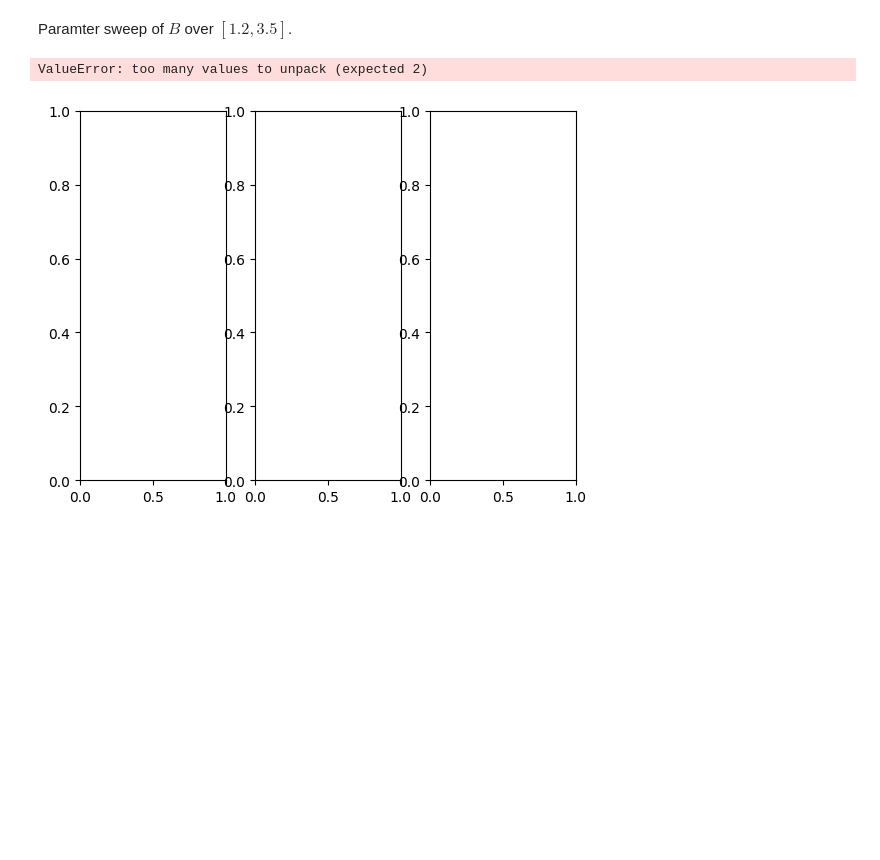
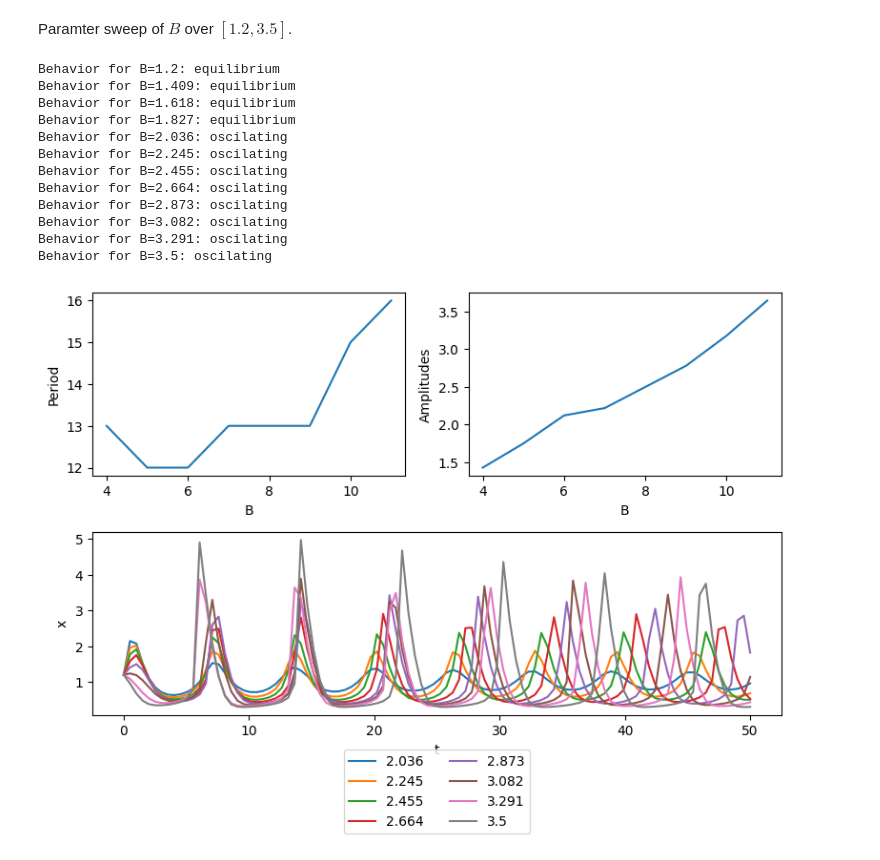
Before and after one commit to EHMD28/learn-scipy, a Jupyter notebook: brusselator_tasks.ipynb, the cells around one changed output. Saved outputs shown, nothing was run; the diff lists cells and outputs as text; code cells hidden in the pictures; blank space fills up the shorter version.

Commit message:
plotting solutions for different b

```diff
--- a/brusselator_tasks.ipynb
+++ b/brusselator_tasks.ipynb
@@ -147,38 +147,69 @@ periods = []
 amplitudes = []
 oscilating_indexes = []
 
-fig, (period_ax, amplitude_ax) = plt.subplots(1, 2)
+# fig, (period_ax, amplitude_ax) = plt.subplots(1, 2)
+fig, axs = plt.subplot_mosaic(
+    [
+        ["P", "A"], # Top row is split into period and amplitude graphs
+        ["S", "S"]  # Bottom row is for solutions graph
+    ],
+    figsize=(8, 6) # 8x6 in, standard 4:3 aspect ration.
+)
+
+period_ax = axs["P"]
+amplitude_ax = axs["A"]
+solutions_ax = axs["S"]
 
 for idx, point in enumerate(b_points):
     solutions = solve(b=point)
     t_solutions = solutions.t
     x_solutions = solutions.y[0]
     behavior = classify_behavior(t_solutions, x_solutions)
-    print(f'Behavior for B={point}: {behavior}')
+    print(f'Behavior for B={point.round(3)}: {behavior}')
     if behavior == 'oscilating':
         (period, amplitude) = calc_amplitude_and_period(
             x_values=t_solutions,
             y_values=x_solutions
         )
         periods.append(period)
         amplitudes.append(amplitude)
         oscilating_indexes.append(idx)
+        # TEMP SEPARATOR
+        solutions_ax.plot(t_solutions, x_solutions, label = str(point.round(3)))
+        solutions_ax.set_xlabel("t")
+        solutions_ax.set_ylabel("x")
+        solutions_ax.legend(
+            loc="upper center",
+            bbox_to_anchor=(0.5, -0.25),
+            ncol=2
+        )
         # print(f"\tPeriod: {period}")
         # print(f"\tAmplitude: {amplitude}")
 
 oscilating_b_points = [b_points[i] for i in oscilating_indexes]
 
 period_ax.plot(oscilating_indexes, periods)
 period_ax.set_xlabel("B")
 period_ax.set_ylabel("Period")
 
 amplitude_ax.plot(oscilating_indexes, amplitudes)
 amplitude_ax.set_xlabel("B")
 amplitude_ax.set_ylabel("Amplitudes")
 
 fig.tight_layout()
 
 plt.show()
 # %% [output]
-ValueError: too many values to unpack (expected 2)
+Behavior for B=1.2: equilibrium
+Behavior for B=1.409: equilibrium
+Behavior for B=1.618: equilibrium
+Behavior for B=1.827: equilibrium
+Behavior for B=2.036: oscilating
+Behavior for B=2.245: oscilating
+Behavior for B=2.455: oscilating
+Behavior for B=2.664: oscilating
+Behavior for B=2.873: oscilating
+Behavior for B=3.082: oscilating
+Behavior for B=3.291: oscilating
+Behavior for B=3.5: oscilating
-[figure, old version]
+[figure, new version]
```
